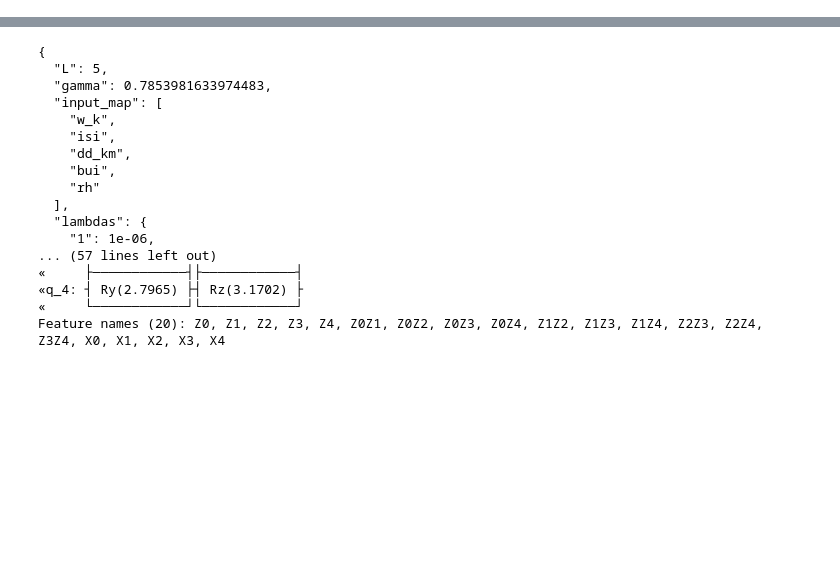
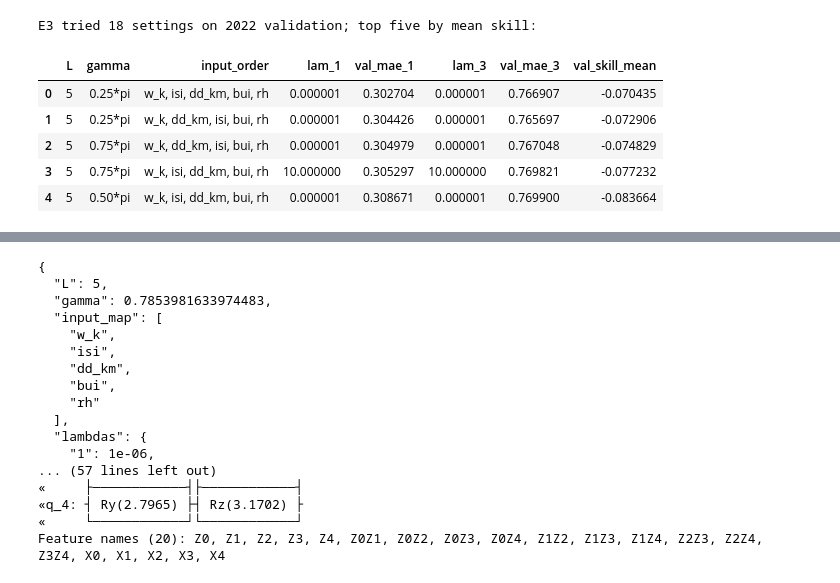
Before and after one commit to popsukss/qff-ember, a Jupyter notebook: notebooks/ember.ipynb, the cells around one changed output, grey strips where cells are left out. Drawn from its saved outputs; the diff is of its cells as text; code cells hidden in the pictures; blank space fills up the shorter version.

```diff
--- a/notebooks/ember.ipynb
+++ b/notebooks/ember.ipynb
@@ -324,0 +494,16 @@ class ChainReservoir:
+# %%
+e3 = read_csv("results/e3_val.csv")
+e3["input_order"] = e3.input_map.map(lambda text: ", ".join(json.loads(text)))
+e3["gamma"] = (e3.gamma / np.pi).map(lambda value: f"{value:.2f}*pi")
+ranked = e3.sort_values("val_skill_mean", ascending=False).reset_index(drop=True)
+print(f"E3 tried {len(e3)} settings on 2022 validation; top five by mean skill:")
+display(ranked[["L", "gamma", "input_order", "lam_1", "val_mae_1",
+                "lam_3", "val_mae_3", "val_skill_mean"]].head(5))
+# %% [output]
+E3 tried 18 settings on 2022 validation; top five by mean skill:
+|  | L | gamma | input_order | lam_1 | val_mae_1 | lam_3 | val_mae_3 | val_skill_mean |
+| 0 | 5 | 0.25*pi | w_k, isi, dd_km, bui, rh | 0.000001 | 0.302704 | 0.000001 | 0.766907 | -0.070435 |
+| 1 | 5 | 0.25*pi | w_k, dd_km, isi, bui, rh | 0.000001 | 0.304426 | 0.000001 | 0.765697 | -0.072906 |
+| 2 | 5 | 0.75*pi | w_k, dd_km, isi, bui, rh | 0.000001 | 0.304979 | 0.000001 | 0.767048 | -0.074829 |
+| 3 | 5 | 0.75*pi | w_k, isi, dd_km, bui, rh | 10.000000 | 0.305297 | 10.000000 | 0.769821 | -0.077232 |
+| 4 | 5 | 0.50*pi | w_k, isi, dd_km, bui, rh | 0.000001 | 0.308671 | 0.000001 | 0.769900 | -0.083664 |
```
Also changed, not shown: parts of 39 cells of this notebook, 1 other file.
